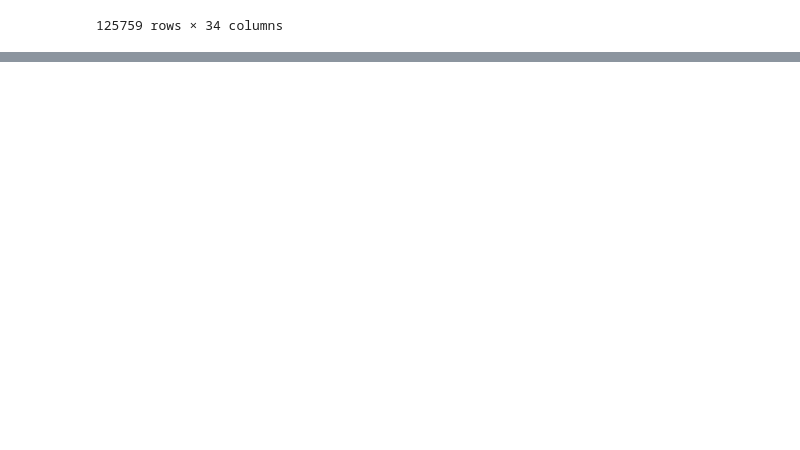
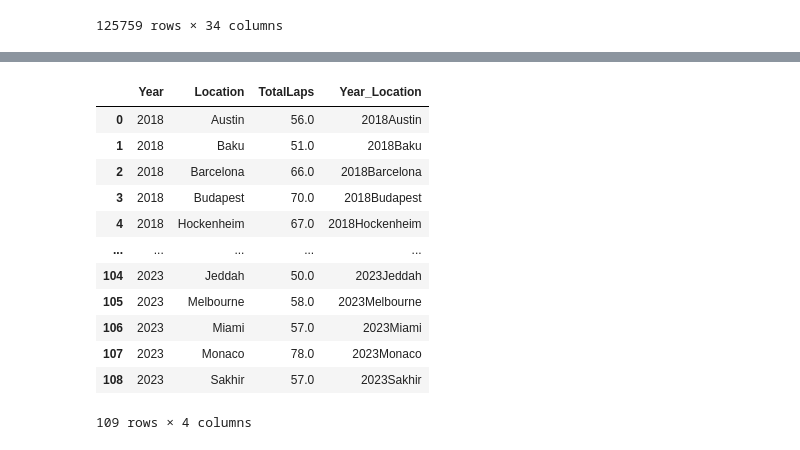
Before and after one commit to le-dav/f1-binottor, a Jupyter notebook: notebooks/early_pitting.ipynb, the cells around one changed output, grey strips where cells are left out. Drawn from its saved outputs; the diff is of its cells as text; code cells hidden in the pictures; blank space fills up the shorter version.

```diff
--- a/notebooks/early_pitting.ipynb
+++ b/notebooks/early_pitting.ipynb
@@ -31,0 +44,18 @@ races_2018 = set(df_2018["Location"])
+# %%
+coucou = df.groupby(by = ["Year", "Location"], as_index=False)["LapNumber"].max().rename(columns={"LapNumber":"TotalLaps"})
+coucou["Year_Location"] = coucou["Year"].map(str) + coucou["Location"]
+coucou
+# %% [output]
+|  | Year | Location | TotalLaps | Year_Location |
+| 0 | 2018 | Austin | 56.0 | 2018Austin |
+| 1 | 2018 | Baku | 51.0 | 2018Baku |
+| 2 | 2018 | Barcelona | 66.0 | 2018Barcelona |
+| 3 | 2018 | Budapest | 70.0 | 2018Budapest |
+| 4 | 2018 | Hockenheim | 67.0 | 2018Hockenheim |
+| ... | ... | ... | ... | ... |
+| 104 | 2023 | Jeddah | 50.0 | 2023Jeddah |
+| 105 | 2023 | Melbourne | 58.0 | 2023Melbourne |
+| 106 | 2023 | Miami | 57.0 | 2023Miami |
+| 107 | 2023 | Monaco | 78.0 | 2023Monaco |
+| 108 | 2023 | Sakhir | 57.0 | 2023Sakhir |
+109 rows × 4 columns
```
Also changed, not shown: parts of 14 cells of this notebook.
